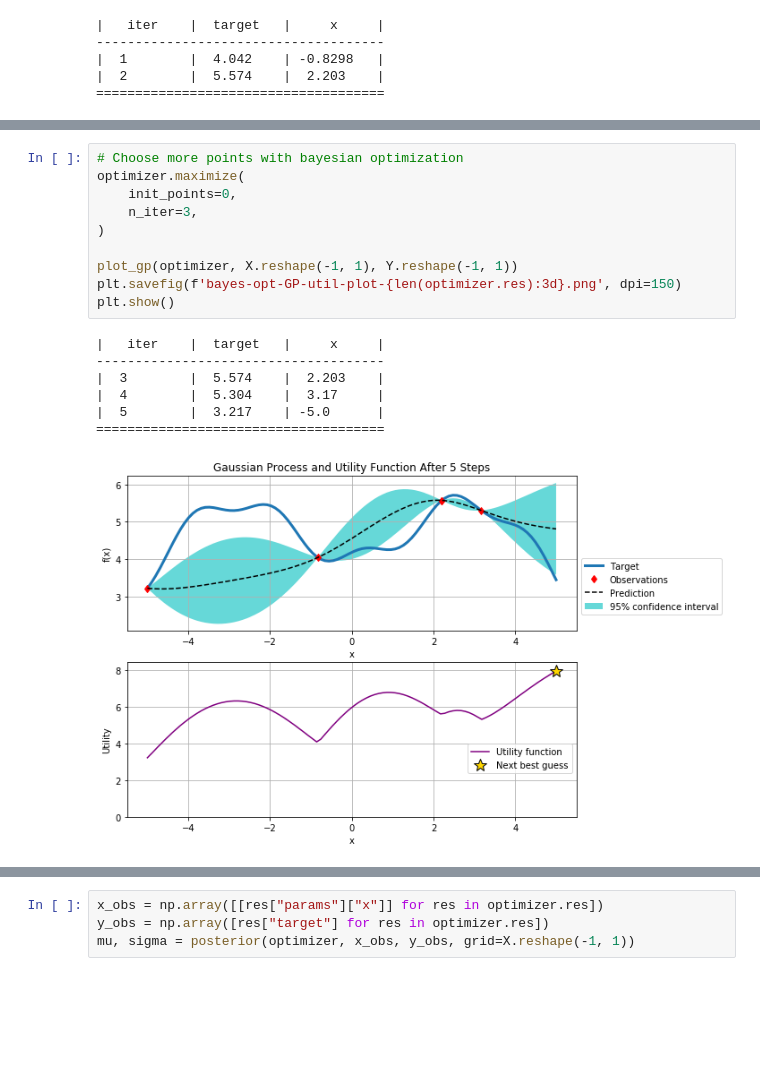
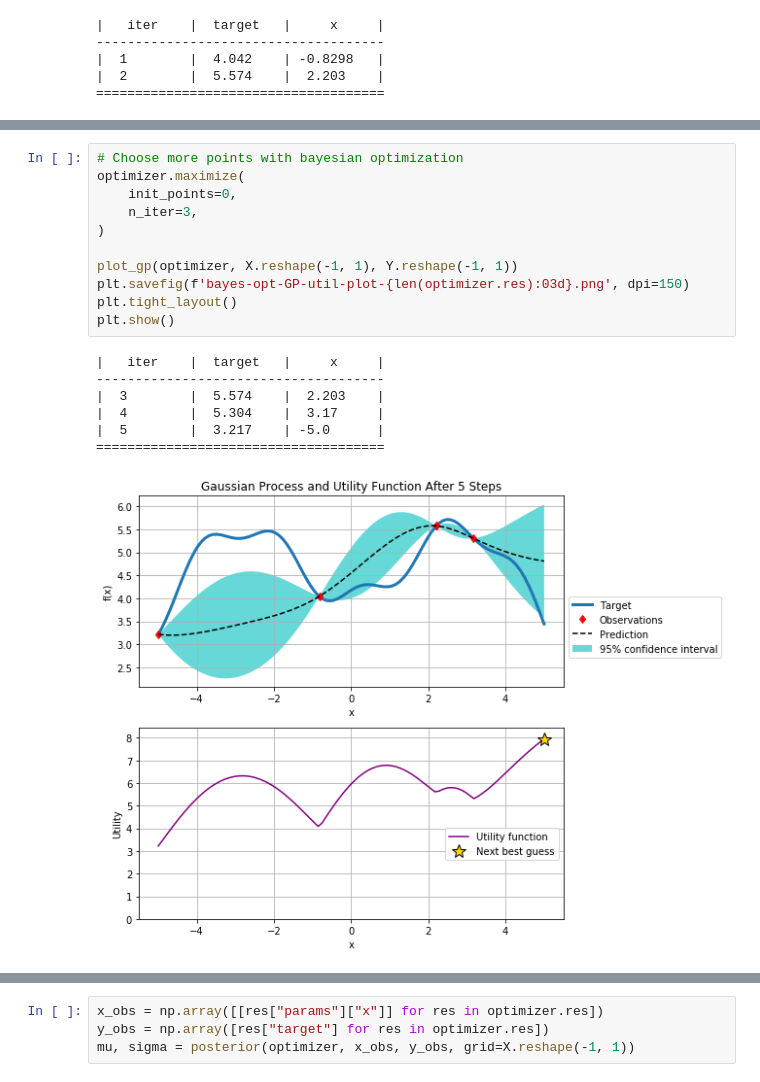
Before and after one commit to billtubbs/bayes-opt-examples, a Jupyter notebook: Bayesian-Optimization-Demonstration.ipynb, the cells around one changed output, grey strips where cells are left out. Saved outputs shown, nothing was run; the diff lists cells and outputs as text; blank space fills up the shorter version.

```diff
--- a/Bayesian-Optimization-Demonstration.ipynb
+++ b/Bayesian-Optimization-Demonstration.ipynb
@@ -119,21 +126,22 @@ plt.show()
 # %%
 # Choose more points with bayesian optimization
 optimizer.maximize(
     init_points=0,
     n_iter=3,
 )
 
 plot_gp(optimizer, X.reshape(-1, 1), Y.reshape(-1, 1))
-plt.savefig(f'bayes-opt-GP-util-plot-{len(optimizer.res):3d}.png', dpi=150)
+plt.savefig(f'bayes-opt-GP-util-plot-{len(optimizer.res):03d}.png', dpi=150)
+plt.tight_layout()
 plt.show()
 # %% [output]
 |   iter    |  target   |     x     |
 -------------------------------------
 |  3        |  5.574    |  2.203    |
 |  4        |  5.304    |  3.17     |
 |  5        |  3.217    | -5.0      |
 =====================================
-[figure, old version]
+[figure, new version]
 # %%
 # Choose more points with bayesian optimization
 optimizer.maximize(
```
Also changed, not shown: parts of 5 cells of this notebook.
